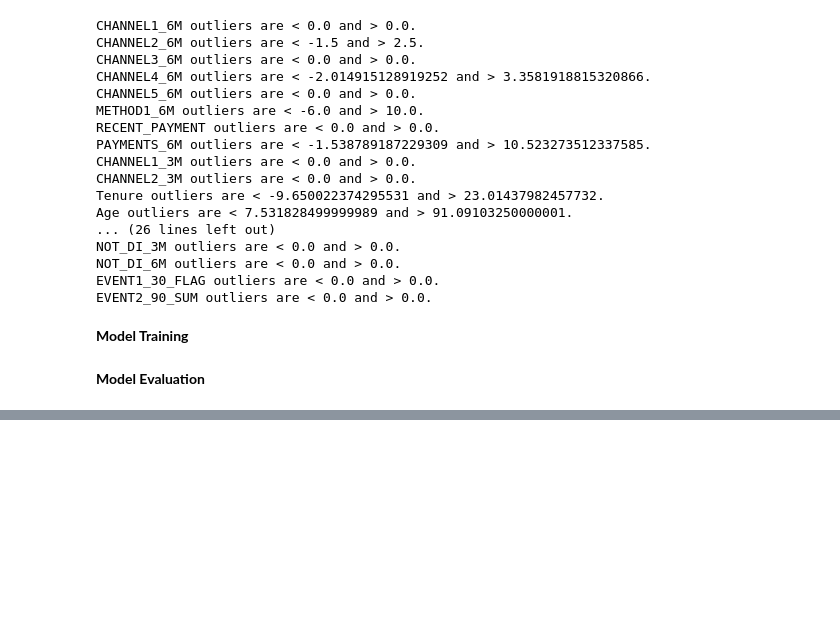
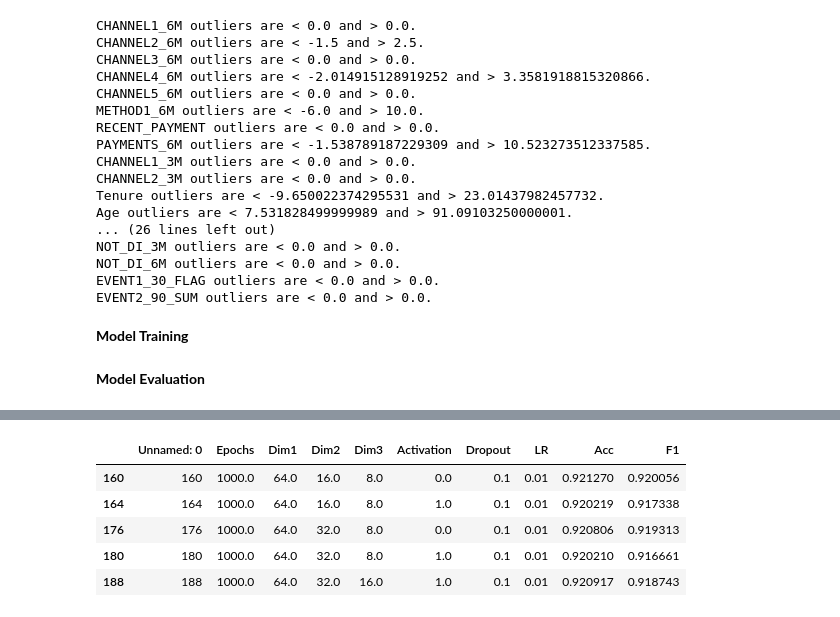
Before and after one commit to brockcarey/callpredict, a Jupyter notebook: DSC 4320 Final Project.ipynb, the cells around one changed output, grey strips where cells are left out. Drawn from its saved outputs; the diff is of its cells as text; code cells hidden in the pictures; blank space fills up the shorter version.

```diff
--- a/DSC 4320 Final Project.ipynb
+++ b/DSC 4320 Final Project.ipynb
@@ -557 +639,11 @@ model = NN(input_dim, hidden_dim1, hidden_dim2, hidden_dim3, dropout_rate)
+# %%
+# View accuracies greater than 92%
+resultDf[resultDf['Acc'] > 0.92]
+# %% [output]
+|  | Unnamed: 0 | Epochs | Dim1 | Dim2 | Dim3 | Activation | Dropout | LR | Acc | F1 |
+| 160 | 160 | 1000.0 | 64.0 | 16.0 | 8.0 | 0.0 | 0.1 | 0.01 | 0.921270 | 0.920056 |
+| 164 | 164 | 1000.0 | 64.0 | 16.0 | 8.0 | 1.0 | 0.1 | 0.01 | 0.920219 | 0.917338 |
+| 176 | 176 | 1000.0 | 64.0 | 32.0 | 8.0 | 0.0 | 0.1 | 0.01 | 0.920806 | 0.919313 |
+| 180 | 180 | 1000.0 | 64.0 | 32.0 | 8.0 | 1.0 | 0.1 | 0.01 | 0.920210 | 0.916661 |
+| 188 | 188 | 1000.0 | 64.0 | 32.0 | 16.0 | 1.0 | 0.1 | 0.01 | 0.920917 | 0.918743 |
 # %%
```
Also changed, not shown: parts of 18 cells of this notebook.
